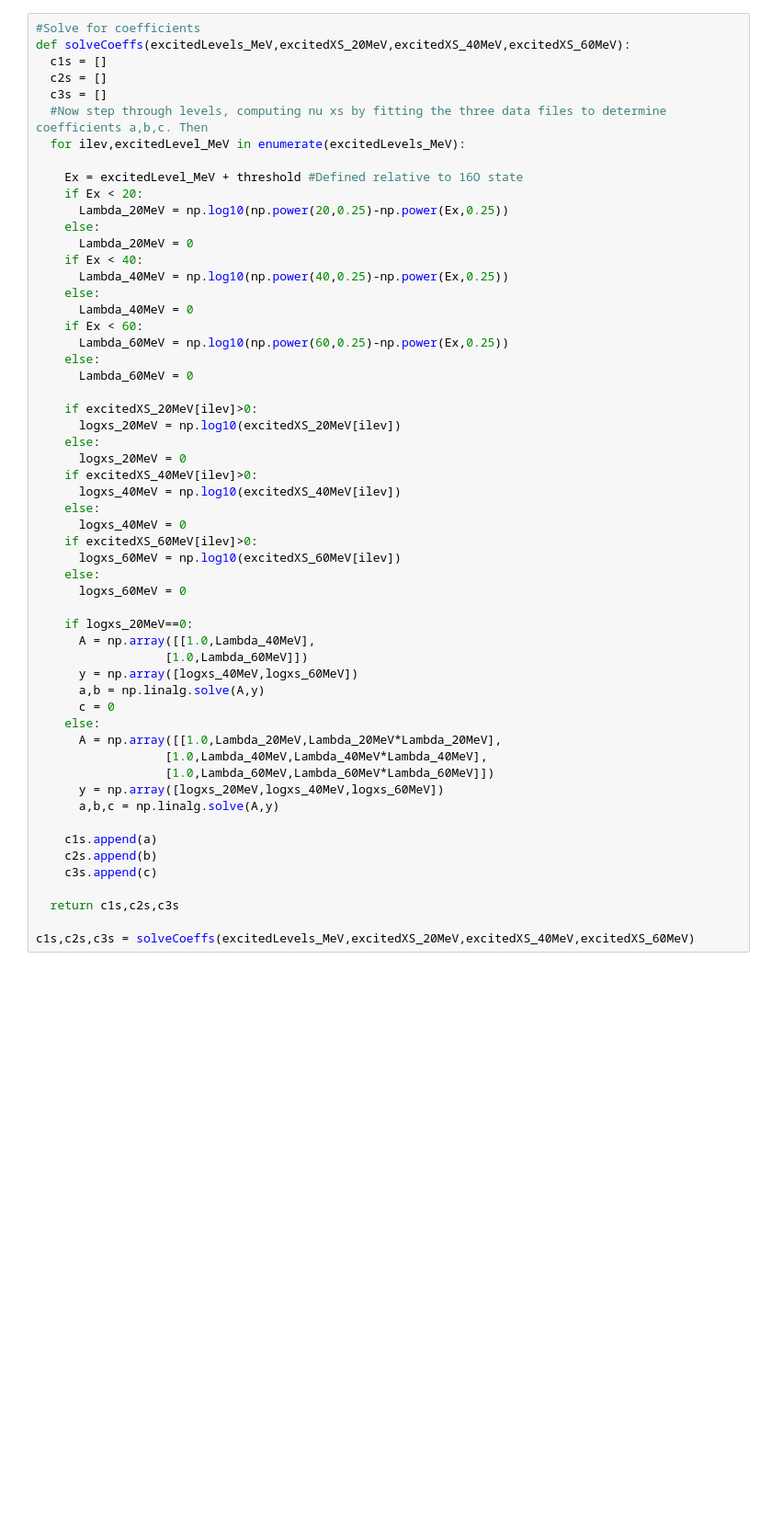
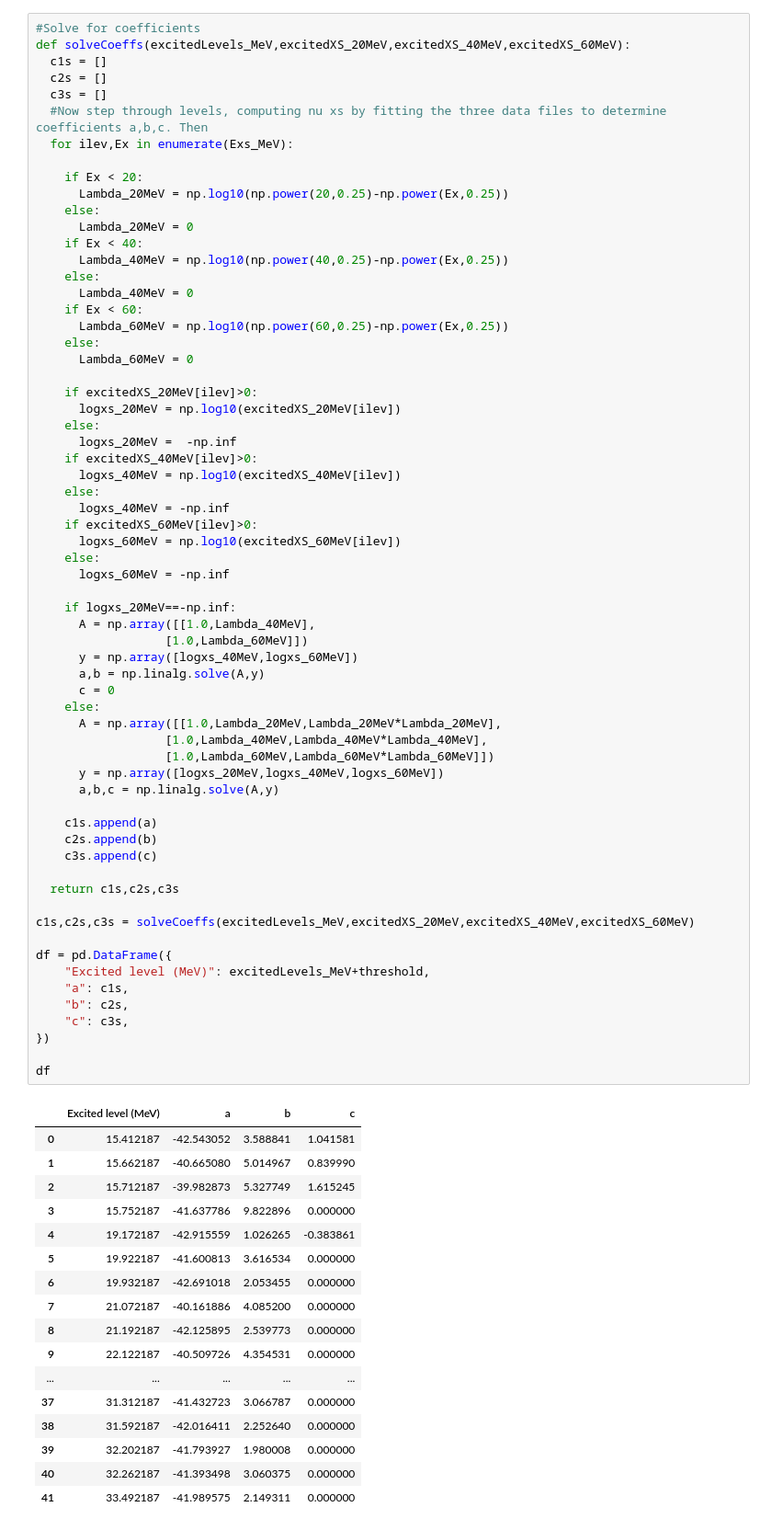
Before and after one commit to schedges/pyNEWTON, a Jupyter notebook: NuOGen.ipynb, the cells around one changed output. Shown at 92% size. Cells and saved outputs as stored; diff of their text form; blank space fills up the shorter version.

```diff
--- a/NuOGen.ipynb
+++ b/NuOGen.ipynb
@@ -96,9 +136,8 @@ def solveCoeffs(excitedLevels_MeV,excitedXS_20MeV,excitedXS_40MeV,excitedXS_60Me
   c2s = []
   c3s = []
   #Now step through levels, computing nu xs by fitting the three data files to determine coefficients a,b,c. Then
-  for ilev,excitedLevel_MeV in enumerate(excitedLevels_MeV):
+  for ilev,Ex in enumerate(Exs_MeV):
 
-    Ex = excitedLevel_MeV + threshold #Defined relative to 16O state
     if Ex < 20:
       Lambda_20MeV = np.log10(np.power(20,0.25)-np.power(Ex,0.25))
     else:
@@ -114,36 +153,63 @@ def solveCoeffs(excitedLevels_MeV,excitedXS_20MeV,excitedXS_40MeV,excitedXS_60Me
 
     if excitedXS_20MeV[ilev]>0:
       logxs_20MeV = np.log10(excitedXS_20MeV[ilev])
     else:
-      logxs_20MeV = 0
+      logxs_20MeV =  -np.inf
     if excitedXS_40MeV[ilev]>0:
       logxs_40MeV = np.log10(excitedXS_40MeV[ilev])
     else:
-      logxs_40MeV = 0
+      logxs_40MeV = -np.inf
     if excitedXS_60MeV[ilev]>0:
       logxs_60MeV = np.log10(excitedXS_60MeV[ilev])
     else:
-      logxs_60MeV = 0
+      logxs_60MeV = -np.inf
 
-    if logxs_20MeV==0:
+    if logxs_20MeV==-np.inf:
       A = np.array([[1.0,Lambda_40MeV],
                   [1.0,Lambda_60MeV]])
       y = np.array([logxs_40MeV,logxs_60MeV])
       a,b = np.linalg.solve(A,y)
       c = 0
     else:
       A = np.array([[1.0,Lambda_20MeV,Lambda_20MeV*Lambda_20MeV],
                   [1.0,Lambda_40MeV,Lambda_40MeV*Lambda_40MeV],
                   [1.0,Lambda_60MeV,Lambda_60MeV*Lambda_60MeV]])
       y = np.array([logxs_20MeV,logxs_40MeV,logxs_60MeV])
       a,b,c = np.linalg.solve(A,y)
 
     c1s.append(a)
     c2s.append(b)
     c3s.append(c)
 
   return c1s,c2s,c3s
 
 c1s,c2s,c3s = solveCoeffs(excitedLevels_MeV,excitedXS_20MeV,excitedXS_40MeV,excitedXS_60MeV)
+
+df = pd.DataFrame({
+    "Excited level (MeV)": excitedLevels_MeV+threshold,
+    "a": c1s,
+    "b": c2s,
+    "c": c3s,
+})
+
+df
+# %% [output]
+|  | Excited level (MeV) | a | b | c |
+| 0 | 15.412187 | -42.543052 | 3.588841 | 1.041581 |
+| 1 | 15.662187 | -40.665080 | 5.014967 | 0.839990 |
+| 2 | 15.712187 | -39.982873 | 5.327749 | 1.615245 |
+| 3 | 15.752187 | -41.637786 | 9.822896 | 0.000000 |
+| 4 | 19.172187 | -42.915559 | 1.026265 | -0.383861 |
+| 5 | 19.922187 | -41.600813 | 3.616534 | 0.000000 |
+| 6 | 19.932187 | -42.691018 | 2.053455 | 0.000000 |
+| 7 | 21.072187 | -40.161886 | 4.085200 | 0.000000 |
+| 8 | 21.192187 | -42.125895 | 2.539773 | 0.000000 |
+| 9 | 22.122187 | -40.509726 | 4.354531 | 0.000000 |
+| ... | ... | ... | ... | ... |
+| 37 | 31.312187 | -41.432723 | 3.066787 | 0.000000 |
+| 38 | 31.592187 | -42.016411 | 2.252640 | 0.000000 |
+| 39 | 32.202187 | -41.793927 | 1.980008 | 0.000000 |
+| 40 | 32.262187 | -41.393498 | 3.060375 | 0.000000 |
+| 41 | 33.492187 | -41.989575 | 2.149311 | 0.000000 |
 # %%
 #Now calculate partial_xs
```
Also changed, not shown: parts of 4 cells of this notebook.
